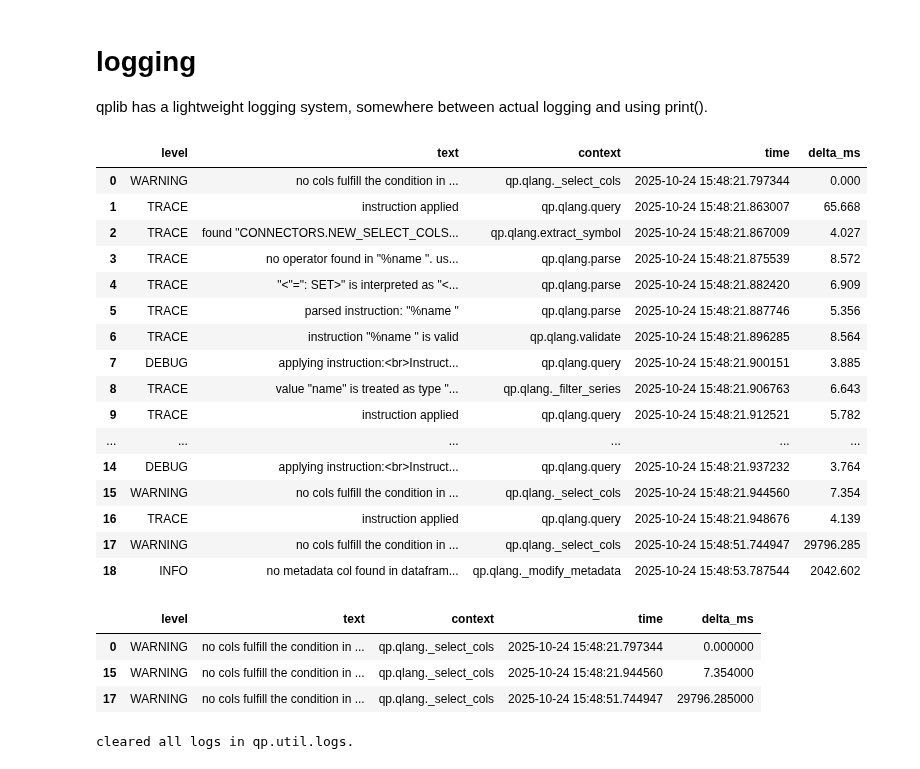
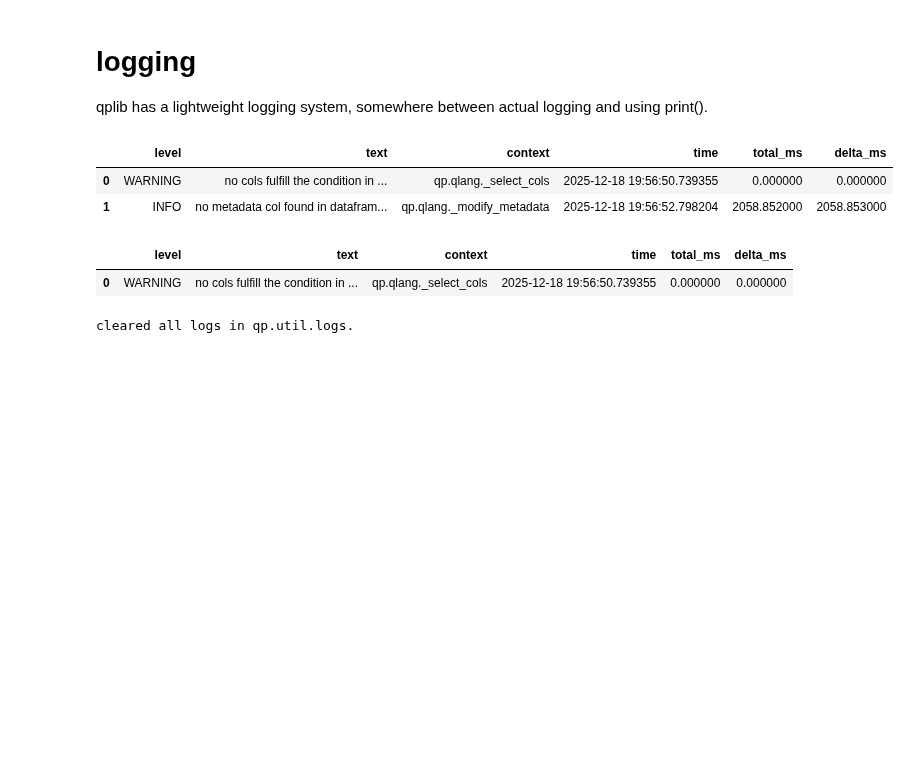
Before and after one commit to MartinVoelkl94/qplib_dev, a Jupyter notebook: interactive_demo.ipynb, the cells around one changed output. Cells and saved outputs as stored; diff of their text form; code cells hidden in the pictures; blank space fills up the shorter version.

```diff
--- a/interactive_demo.ipynb
+++ b/interactive_demo.ipynb
@@ -1149,34 +1149,18 @@ df.q('$new=abc  $cols=new text')
 qplib has a lightweight logging system, somewhere between actual logging and using print().
 # %%
 #logs from the current session (since importing qplib) can be found here:
-logs = qp.log().copy()
-logs
+log()
 # %% [output]
-|  | level | text | context | time | delta_ms |
-| 0 | WARNING | no cols fulfill the condition in ... | qp.qlang._select_cols | 2025-10-24 15:48:21.797344 | 0.000 |
-| 1 | TRACE | instruction applied | qp.qlang.query | 2025-10-24 15:48:21.863007 | 65.668 |
-| 2 | TRACE | found "CONNECTORS.NEW_SELECT_COLS... | qp.qlang.extract_symbol | 2025-10-24 15:48:21.867009 | 4.027 |
-| 3 | TRACE | no operator found in "%name ". us... | qp.qlang.parse | 2025-10-24 15:48:21.875539 | 8.572 |
-| 4 | TRACE | "<"=": SET>" is interpreted as "<... | qp.qlang.parse | 2025-10-24 15:48:21.882420 | 6.909 |
-| 5 | TRACE | parsed instruction: "%name " | qp.qlang.parse | 2025-10-24 15:48:21.887746 | 5.356 |
-| 6 | TRACE | instruction "%name " is valid | qp.qlang.validate | 2025-10-24 15:48:21.896285 | 8.564 |
-| 7 | DEBUG | applying instruction:<br>Instruct... | qp.qlang.query | 2025-10-24 15:48:21.900151 | 3.885 |
-| 8 | TRACE | value "name" is treated as type "... | qp.qlang._filter_series | 2025-10-24 15:48:21.906763 | 6.643 |
-| 9 | TRACE | instruction applied | qp.qlang.query | 2025-10-24 15:48:21.912521 | 5.782 |
-| ... | ... | ... | ... | ... | ... |
-| 14 | DEBUG | applying instruction:<br>Instruct... | qp.qlang.query | 2025-10-24 15:48:21.937232 | 3.764 |
-| 15 | WARNING | no cols fulfill the condition in ... | qp.qlang._select_cols | 2025-10-24 15:48:21.944560 | 7.354 |
-| 16 | TRACE | instruction applied | qp.qlang.query | 2025-10-24 15:48:21.948676 | 4.139 |
-| 17 | WARNING | no cols fulfill the condition in ... | qp.qlang._select_cols | 2025-10-24 15:48:51.744947 | 29796.285 |
-| 18 | INFO | no metadata col found in datafram... | qp.qlang._modify_metadata | 2025-10-24 15:48:53.787544 | 2042.602 |
+|  | level | text | context | time | total_ms | delta_ms |
+| 0 | WARNING | no cols fulfill the condition in ... | qp.qlang._select_cols | 2025-12-18 19:56:50.739355 | 0.000000 | 0.000000 |
+| 1 | INFO | no metadata col found in datafram... | qp.qlang._modify_metadata | 2025-12-18 19:56:52.798204 | 2058.852000 | 2058.853000 |
 # %%
-#since the logs are stored in a dataframe, we can use qplib to filter them:
+#since the logs are stored in a (styled) dataframe, we can use qplib to filter them:
+logs = qp.log().data.copy()
 logs.q(r'level  %%warning   $bg=orange  %is any;')
 # %% [output]
-|  | level | text | context | time | delta_ms |
-| 0 | WARNING | no cols fulfill the condition in ... | qp.qlang._select_cols | 2025-10-24 15:48:21.797344 | 0.000000 |
-| 15 | WARNING | no cols fulfill the condition in ... | qp.qlang._select_cols | 2025-10-24 15:48:21.944560 | 7.354000 |
-| 17 | WARNING | no cols fulfill the condition in ... | qp.qlang._select_cols | 2025-10-24 15:48:51.744947 | 29796.285000 |
+|  | level | text | context | time | total_ms | delta_ms |
+| 0 | WARNING | no cols fulfill the condition in ... | qp.qlang._select_cols | 2025-12-18 19:56:50.739355 | 0.000000 | 0.000000 |
 # %%
 #clear logs:
 qp.log(clear=True)
```
Also changed, not shown: parts of 8 cells of this notebook.
